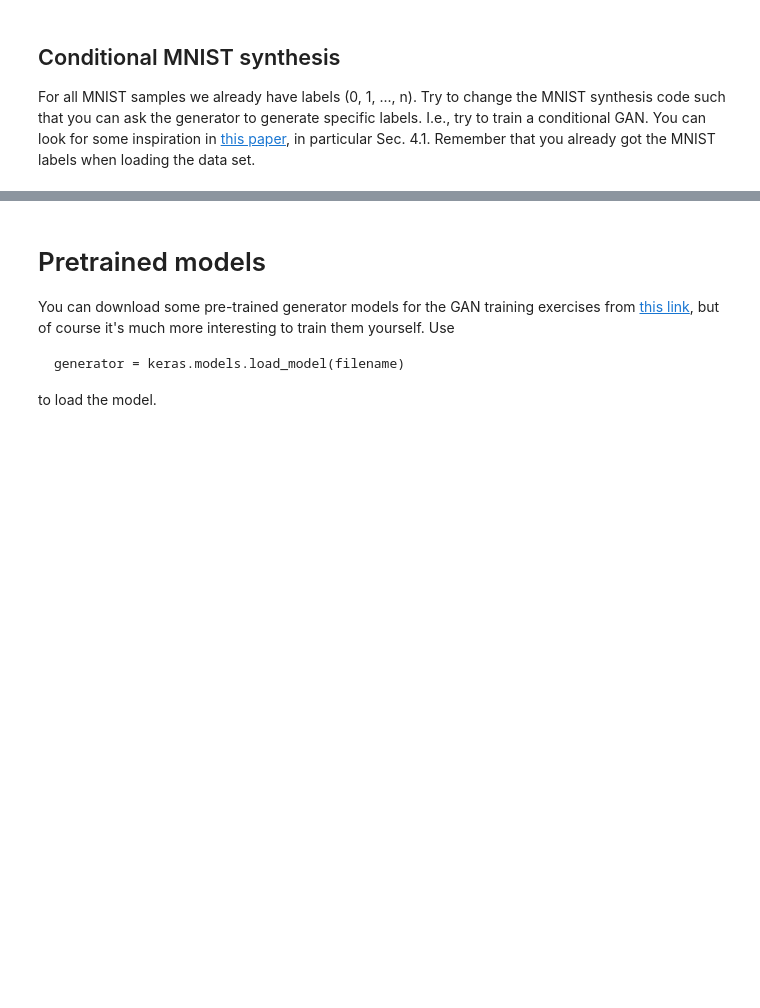
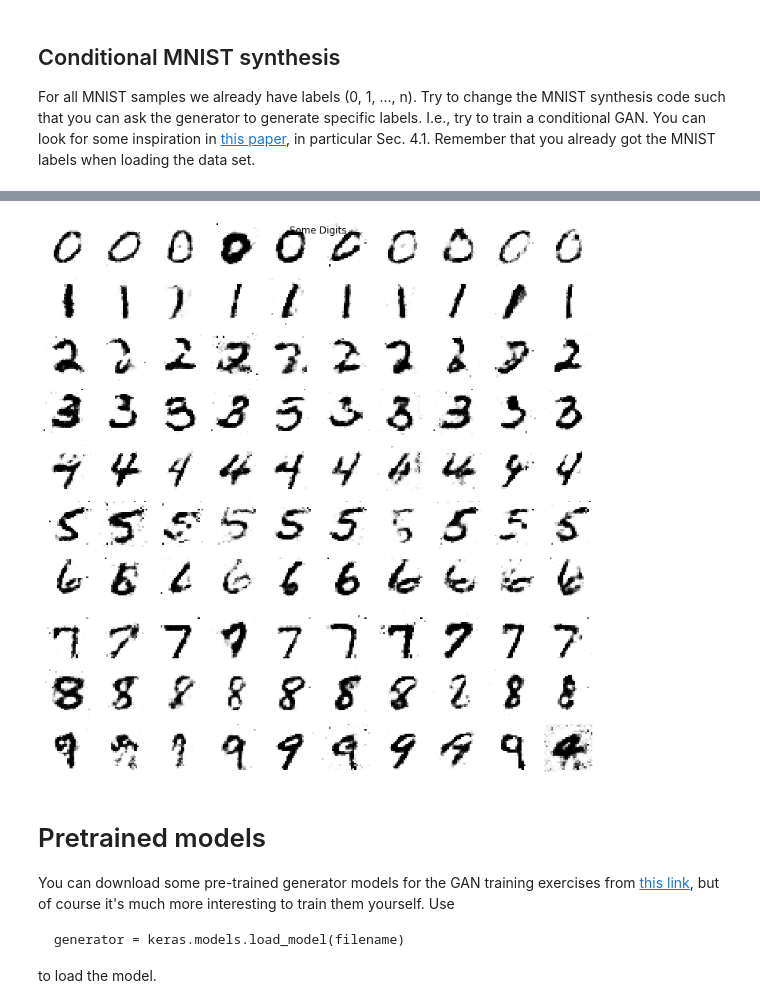
Before and after one commit to dloeffen/8dm50-machine-learning, a Jupyter notebook: practicals/week5_gan_practical_share.ipynb, the cells around one changed output, grey strips where cells are left out. Cells and saved outputs as stored; diff of their text form; code cells hidden in the pictures; blank space fills up the shorter version.

```diff
--- a/practicals/week5_gan_practical_share.ipynb
+++ b/practicals/week5_gan_practical_share.ipynb
@@ -675,7 +686,7 @@ def get_discriminator_CNN():
   discriminator.add(Dense(1, activation='sigmoid'))
   return discriminator
 
-def get_generator_CNN(latent_dim=50):
+def get_generator_CNN(latent_dim=100):
   generator = keras.models.Sequential()
   generator.add(Dense(128*7*7, input_dim=latent_dim, kernel_initializer=keras.initializers.RandomNormal(stddev=0.02)))
   generator.add(LeakyReLU(0.2))
@@ -717,7 +728,7 @@ d_losses = []
 g_losses = []
 
 epochs = 200
-batch_size = 128
+batch_size = 512
 
 ##scale from [0,255] to [-1,1]
 print(train_set_images.shape)
@@ -725,7 +736,7 @@ X_train = (train_set_images.reshape(48000, 3, 28, 28).astype(np.float32) - 0.5*2
 
 batch_count = int(X_train.shape[0] / batch_size)
 for e in range(epochs):
-  for _ in range(batch_count):
+  for b in range(batch_count):
     # Get a random set of input noise and images
     noise = np.random.normal(0, 1, size=[batch_size, latent_dim])
     image_batch = X_train[np.random.randint(0, X_train.shape[0], size=batch_size)]
@@ -761,6 +772,8 @@ for e in range(epochs):
     # Store loss of most recent batch from this epoch
     d_losses.append(d_loss)
     g_losses.append(g_loss)
+    print('\r>%d, %d/%d, d=%.3f, g=%.3f' %
+          (e+1, b+1, batch_count, d_loss, g_loss), end='')
 
   if e % 25 == 0:
     noise = np.random.normal(0, 1, size=[100, latent_dim])
@@ -992,0 +1035,16 @@ for e in range(epochs):
+# %%
+print("Final d loss: {0}".format(d_losses[-1]))
+print("Final g loss: {0}".format(g_losses[-1]))
+
+latent_dim = 50
+
+# Generate digits
+labels_fake = np.empty((100,1))
+for d in range(10):
+  labels_fake[d*10:(d+1)*10] = d
+
+noise = np.random.normal(0,1, size=[100, latent_dim])
+generatedImages = generator.predict([noise, labels_fake])
+generatedImages = generatedImages.reshape(100, 28, 28)
+plotImages(generatedImages, title='Some Digits')
+# %% [output]
@@ -993,3 +1053,4 @@ for e in range(epochs):
+[figure, added]
 # %% [markdown]
 # Pretrained models
 
```
Also changed, not shown: parts of 20 cells of this notebook.
